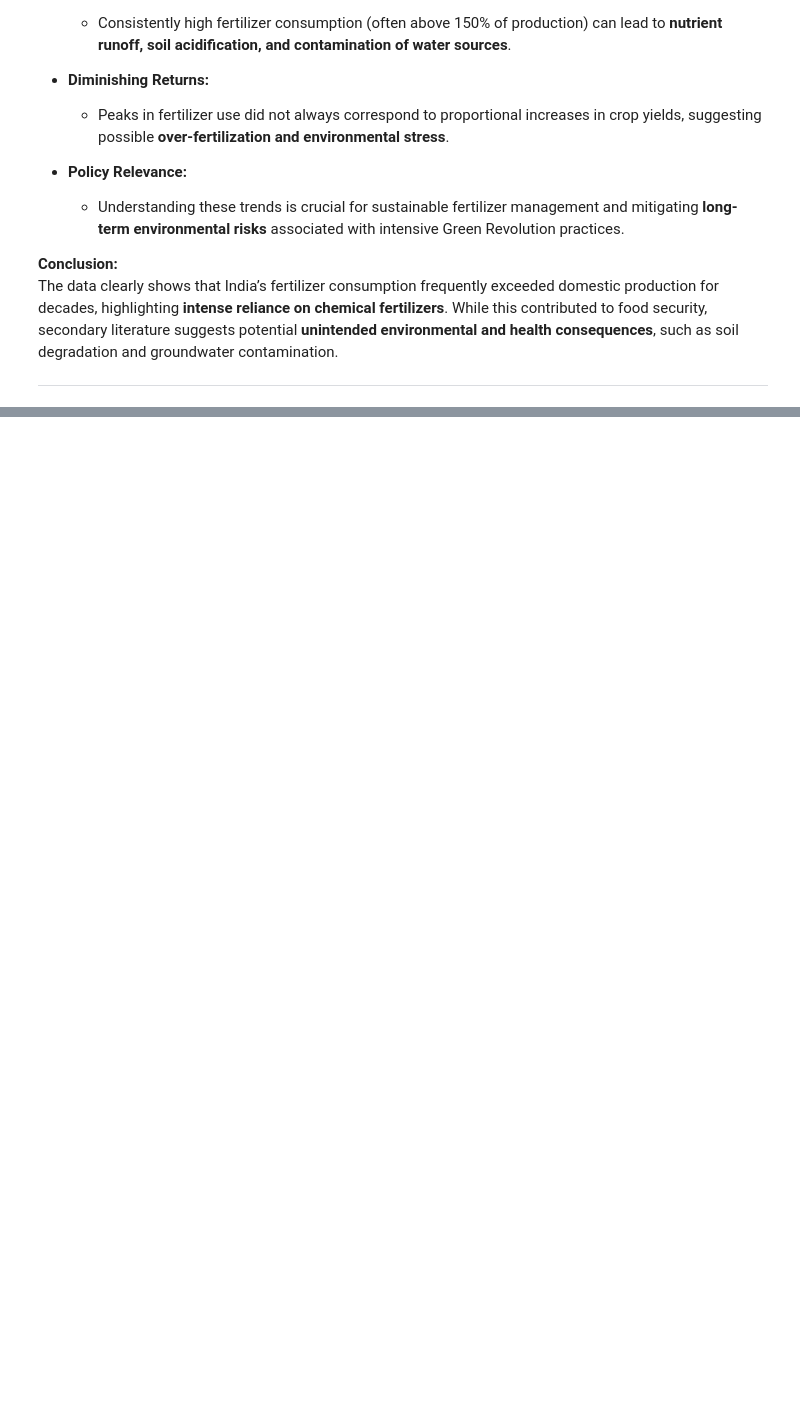
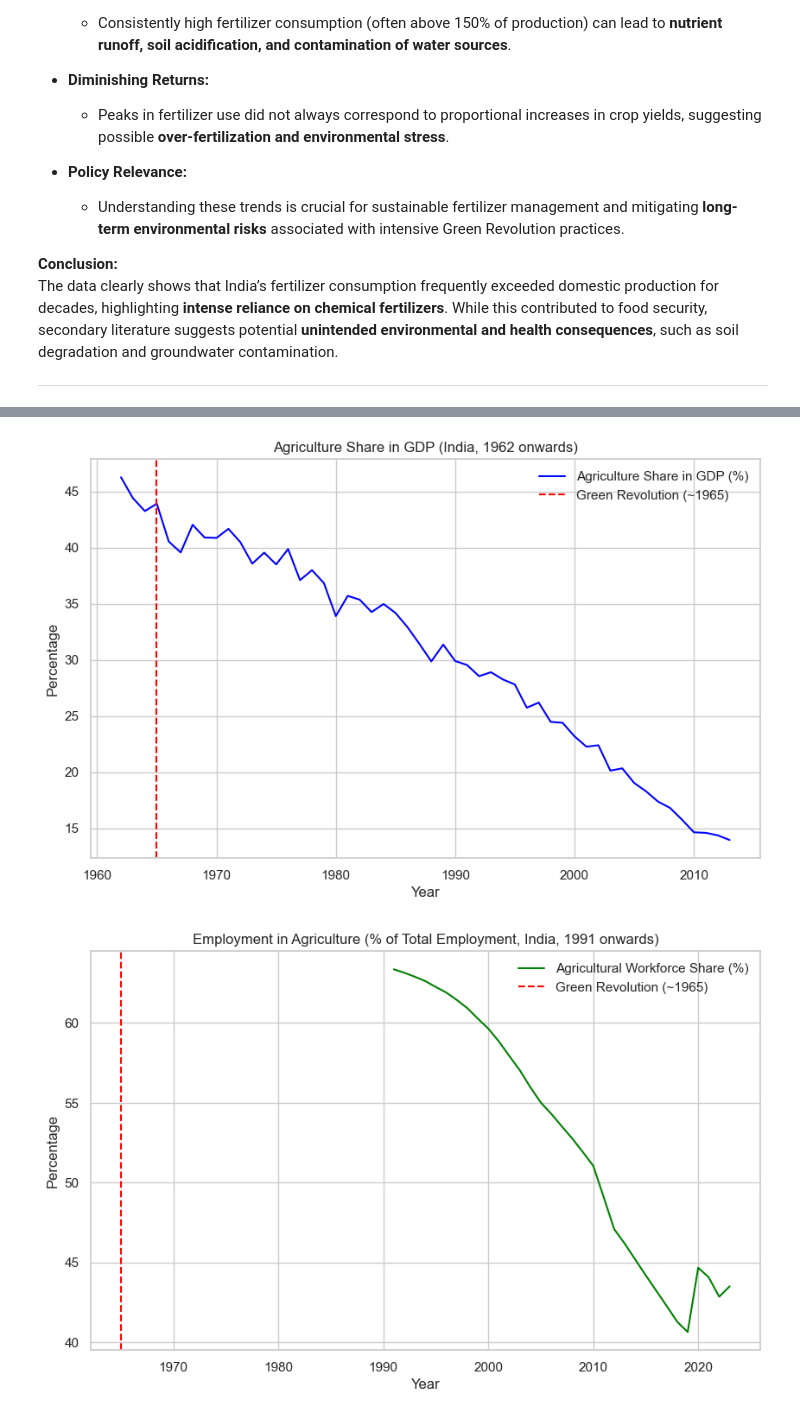
Before and after one commit to vrMithun/DataVisualization-Case-Study-1, a Jupyter notebook: CaseStudy1.ipynb, the cells around one changed output, grey strips where cells are left out. Cells and saved outputs as stored; diff of their text form; code cells hidden in the pictures; blank space fills up the shorter version.

```diff
--- a/CaseStudy1.ipynb
+++ b/CaseStudy1.ipynb
@@ -1191,0 +1197,46 @@ The word cloud reveals a critical public perspective on the Green Revolution, em
+# %%
+# Load datasets
+gdp_df = pd.read_csv("FarmerGDPShare/India_Agri_GDP_Share.csv")  # Agriculture GDP Share (%)
+farmers_df = pd.read_csv("Total Farmer/Farmers_Percentage.csv")  # World Bank format
+
+# --- Farmers Data ---
+# Step 1: Filter only India
+farmers_df = farmers_df[farmers_df["Country Code"] == "IND"]
+
+# Step 2: Melt to long format
+farmers_long = farmers_df.melt(
+    id_vars=["Country Name","Country Code","Indicator Name","Indicator Code"],
+    var_name="Year", value_name="Farmers_Percentage"
+)
+
+# Step 3: Clean Year column
+farmers_long["Year"] = pd.to_numeric(farmers_long["Year"], errors="coerce")
+farmers_long = farmers_long.dropna(subset=["Year", "Farmers_Percentage"])
+farmers_long = farmers_long[["Year","Farmers_Percentage"]]
+
+# --- Plot 1: Agriculture GDP Share (1962 onwards) ---
+plt.figure(figsize=(10,6))
+plt.plot(gdp_df["Year"], gdp_df["GDP_Agri_Share"], color="blue", label="Agriculture Share in GDP (%)")
+plt.axvline(1965, color="red", linestyle="--", label="Green Revolution (~1965)")
+plt.xlabel("Year")
+plt.ylabel("Percentage")
+plt.title("Agriculture Share in GDP (India, 1962 onwards)")
+plt.legend()
+plt.grid(True)
+plt.show()
+
+# --- Plot 2: Farmers Employment Share (1991 onwards) ---
+plt.figure(figsize=(10,6))
+plt.plot(farmers_long["Year"], farmers_long["Farmers_Percentage"], color="green", label="Agricultural Workforce Share (%)")
+plt.axvline(1965, color="red", linestyle="--", label="Green Revolution (~1965)")
+plt.xlabel("Year")
+plt.ylabel("Percentage")
+plt.title("Employment in Agriculture (% of Total Employment, India, 1991 onwards)")
+plt.legend()
+plt.grid(True)
+plt.show()
+
+# Show data heads
+# %% [output]
+[figure, added]
+[figure, added]
```
Also changed, not shown: parts of 8 cells of this notebook.
